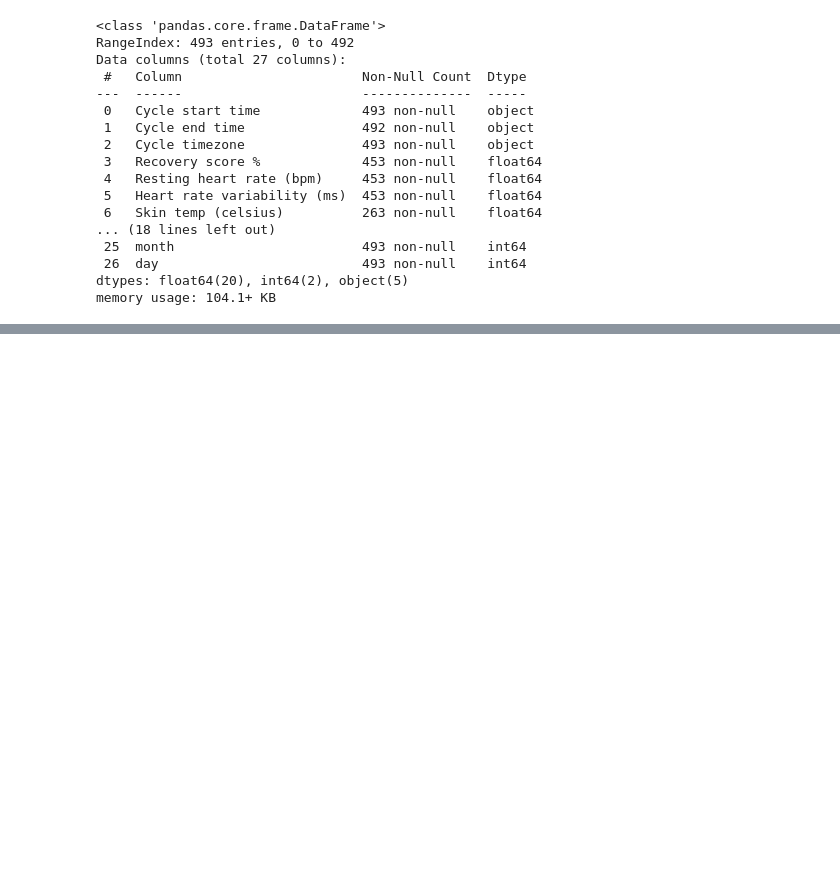
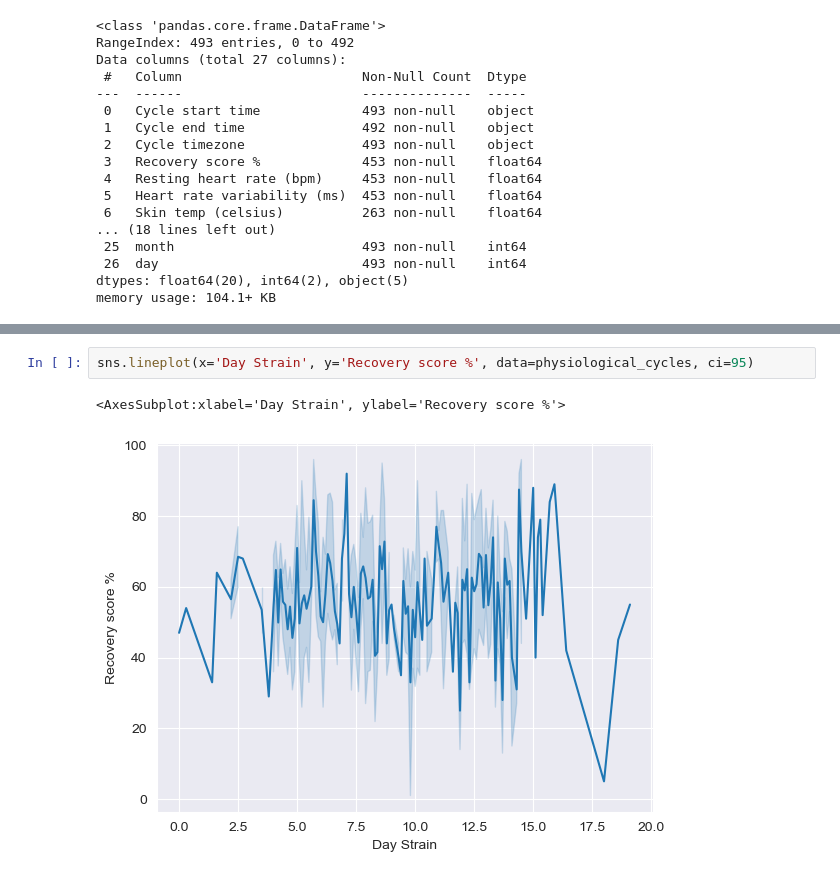
Before and after one commit to infantesromeroadrian/IRON-AIR-WHOOP, a Jupyter notebook: Iron_AIR.ipynb, the cells around one changed output, grey strips where cells are left out. Saved outputs shown, nothing was run; the diff lists cells and outputs as text; blank space fills up the shorter version.

```diff
--- a/Iron_AIR.ipynb
+++ b/Iron_AIR.ipynb
@@ -423,0 +424,5 @@ sns.lineplot(x='month', y='Deep (SWS) duration (min)', data=physiological_cycles
+# %%
+sns.lineplot(x='Day Strain', y='Recovery score %', data=physiological_cycles, ci=95)
+# %% [output]
+<AxesSubplot:xlabel='Day Strain', ylabel='Recovery score %'>
+[figure, added]
```
Also changed, not shown: parts of 14 cells of this notebook, 1 other file.
